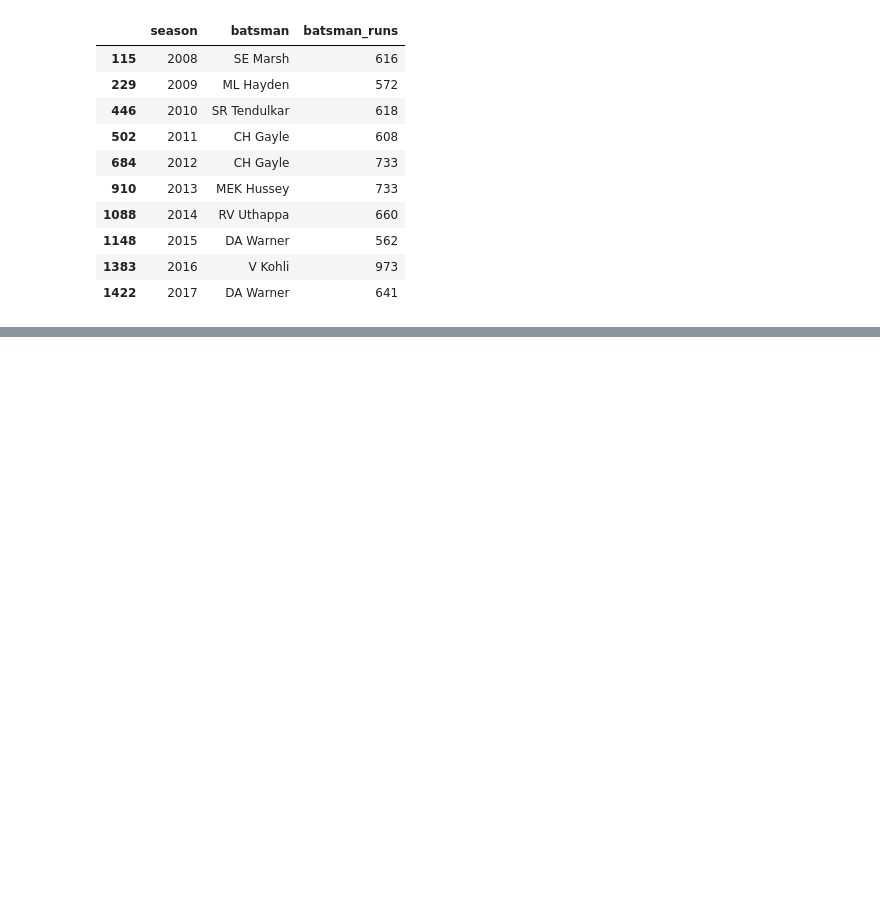
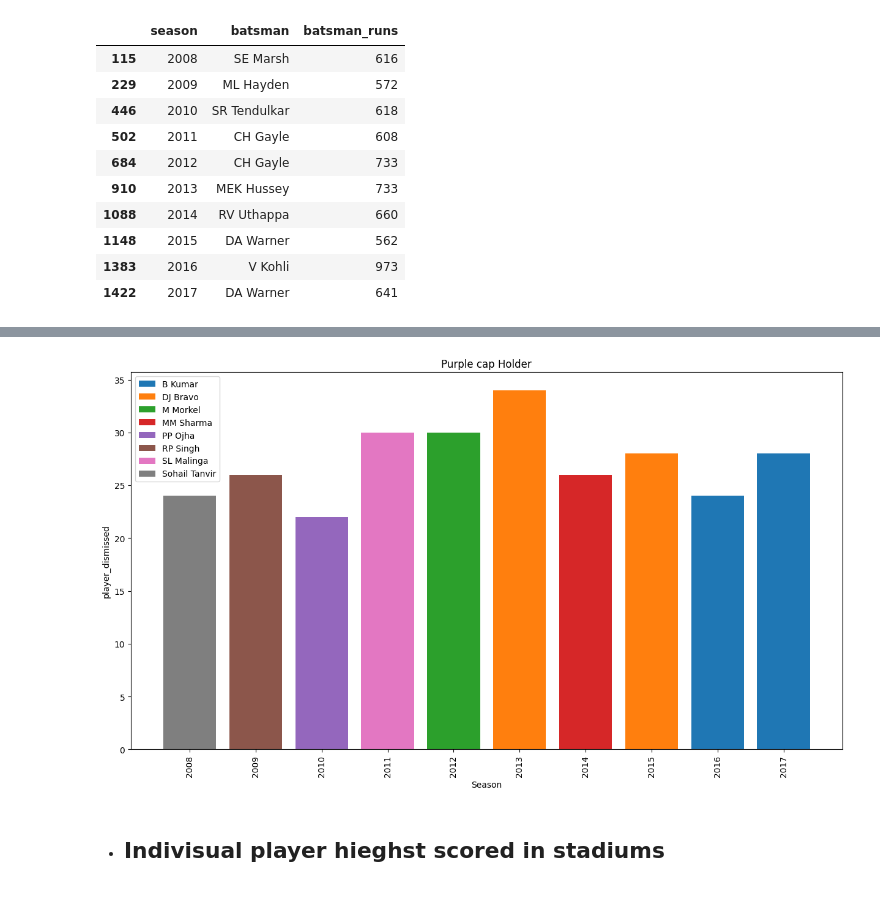
Before and after one commit to krish1440/ipl_analysis, a Jupyter notebook: ipl.ipynb, the cells around one changed output, grey strips where cells are left out. Cells and saved outputs as stored; diff of their text form; code cells hidden in the pictures; blank space fills up the shorter version.

```diff
--- a/ipl.ipynb
+++ b/ipl.ipynb
@@ -386,0 +410,2 @@ df.plot(x='batsman', y='batsman_runs', kind='bar', figsize=(15,8), xlabel='Batsm
+# %%
+season_wiket= new_ipl.groupby(['season','bowler'])['player_dismissed'].count().reset_index()
@@ -386,0 +428,2 @@ df.plot(x='batsman', y='batsman_runs', kind='bar', figsize=(15,8), xlabel='Batsm
+# %%
+sortseason_wik= season_wiket.sort_values(['season','player_dismissed'],ascending=[True,False])
@@ -386,0 +444,2 @@ df.plot(x='batsman', y='batsman_runs', kind='bar', figsize=(15,8), xlabel='Batsm
+# %%
+purple_cap = sortseason_wik.drop_duplicates('season')
@@ -386,0 +460,24 @@ df.plot(x='batsman', y='batsman_runs', kind='bar', figsize=(15,8), xlabel='Batsm
+# %%
+df = pd.DataFrame(purple_cap)
+seasons = sorted(df['season'].unique())
+
+plt.figure(figsize=(15, 8))
+
+
+for bowler, group in df.groupby('bowler'):
+
+    total_wikit_per_season = [group[group['season'] == season]['player_dismissed'].sum() for season in seasons]
+
+
+    plt.bar(seasons, total_wikit_per_season, label=bowler)
+
+plt.xlabel('Season')
+plt.ylabel('player_dismissed')
+plt.title('Purple cap Holder')
+plt.legend()
+plt.xticks(seasons, rotation=90)
+plt.show()
+# %% [output]
+[figure, added]
+# %% [markdown]
+* ## Indivisual player **hieghst scored in stadiums**
```
Also changed, not shown: parts of 19 cells of this notebook.
